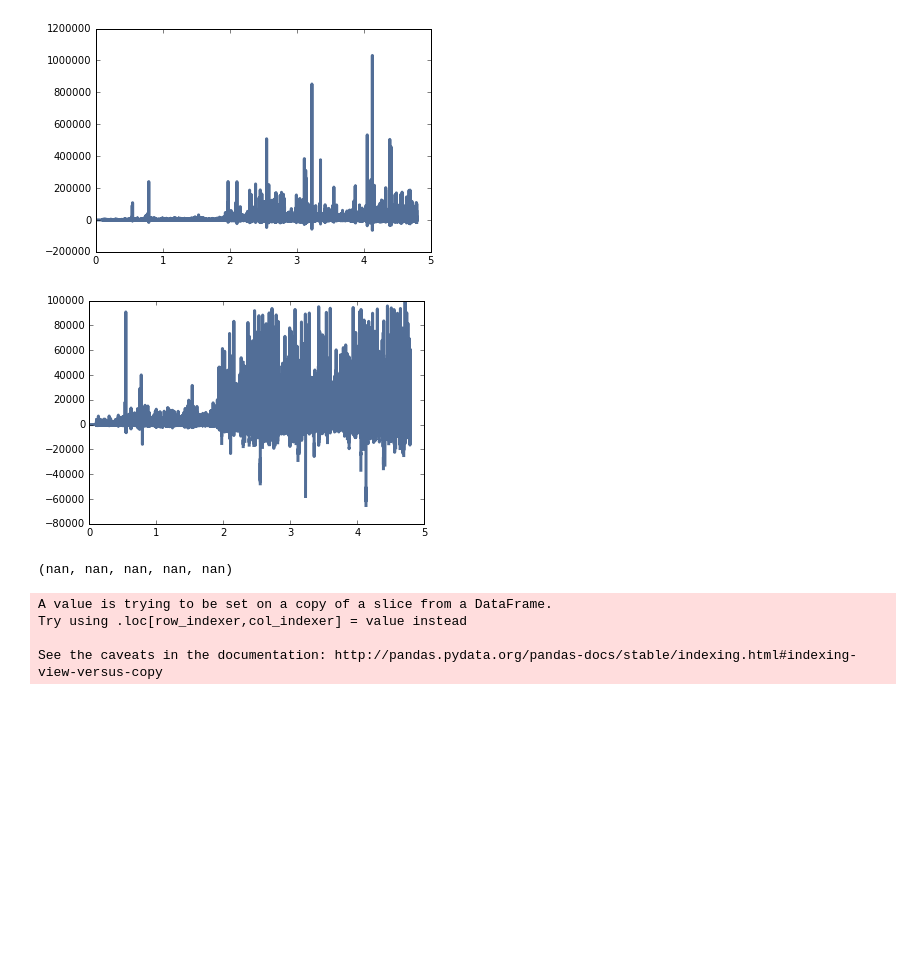
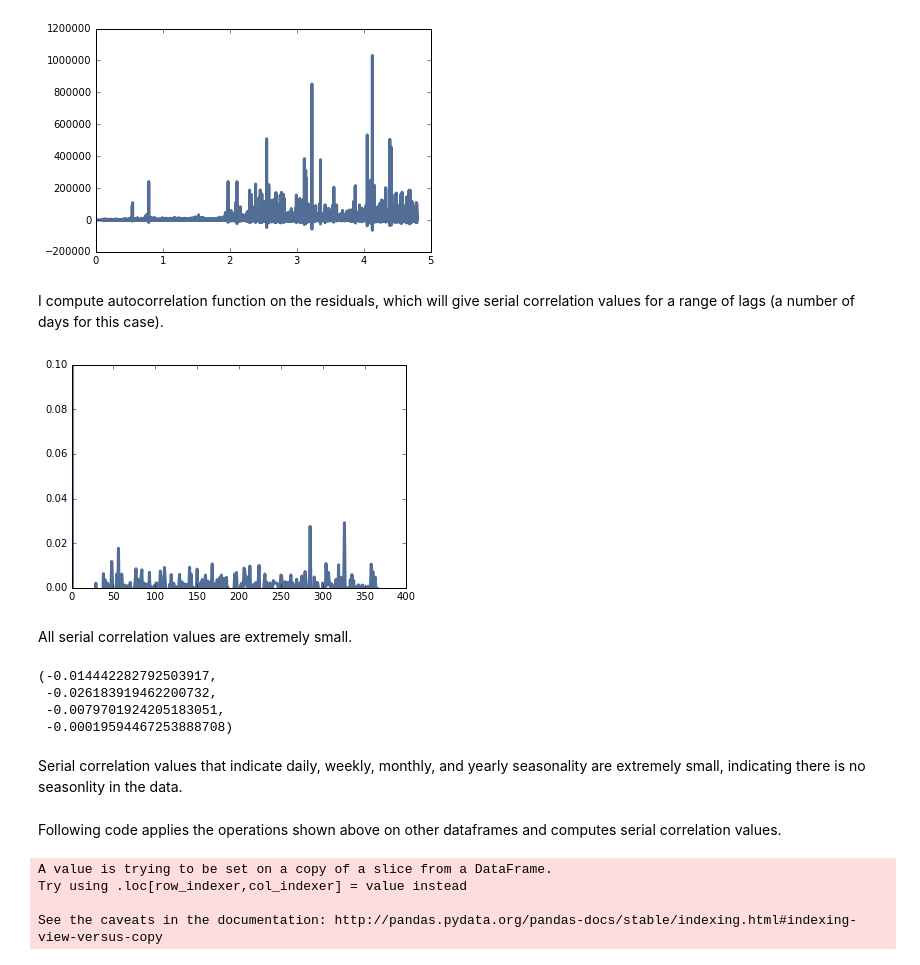
Before and after one commit to SungwooPark/ThinkStats2, a Jupyter notebook: code/report2.ipynb, the cells around one changed output. Saved outputs shown, nothing was run; the diff lists cells and outputs as text; code cells hidden in the pictures; blank space fills up the shorter version.

```diff
--- a/code/report2.ipynb
+++ b/code/report2.ipynb
@@ -117,18 +118,29 @@ huff_resid = huff_df.likes_count - huff_ewma
 thinkplot.Plot(huff_df.years, huff_resid)
 # %% [output]
 [figure]
-# %%
-huff_resid[huff_resid>100000] = np.NaN
-thinkplot.Plot(huff_df.years, huff_resid)
-# %% [output]
-[figure, removed]
+# %% [markdown]
+I compute autocorrelation function on the residuals, which will give serial correlation values for a range of lags (a number of days for this case).
 # %%
 #autocorrelation function
 huff_acf = smtsa.acf(huff_resid, nlags=365, unbiased=True)
+# %%
+thinkplot.Config(ylim=[0,0.1])
+thinkplot.Plot(np.arange(366),huff_acf)
+# %% [output]
+[figure, added]
+# %% [markdown]
+All serial correlation values are extremely small.
 # %%
-huff_acf[0], huff_acf[1], huff_acf[7], huff_acf[30], huff_acf[365]
+huff_acf[1], huff_acf[7], huff_acf[30], huff_acf[365]
 # %% [output]
-(nan, nan, nan, nan, nan)
+(-0.014442282792503917,
+ -0.026183919462200732,
+ -0.0079701924205183051,
+ -0.00019594467253888708)
+# %% [markdown]
+Serial correlation values that indicate daily, weekly, monthly, and yearly seasonality are extremely small, indicating there is no seasonlity in the data.
+# %% [markdown]
+Following code applies the operations shown above on other dataframes and computes serial correlation values.
 # %%
 #Run autocorrelate function analysis on multiple media outlets
 
```
Also changed, not shown: parts of 15 cells of this notebook.
